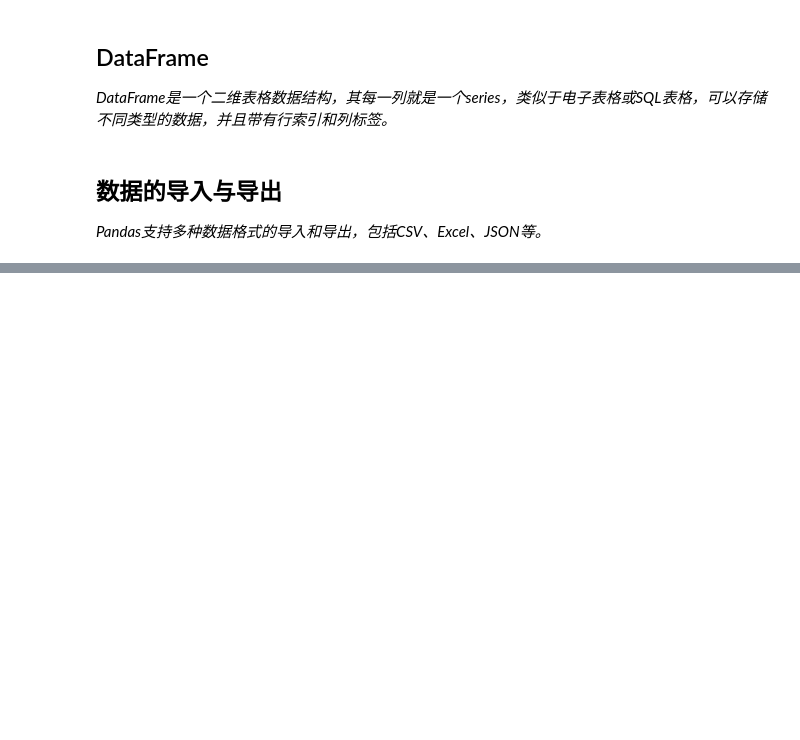
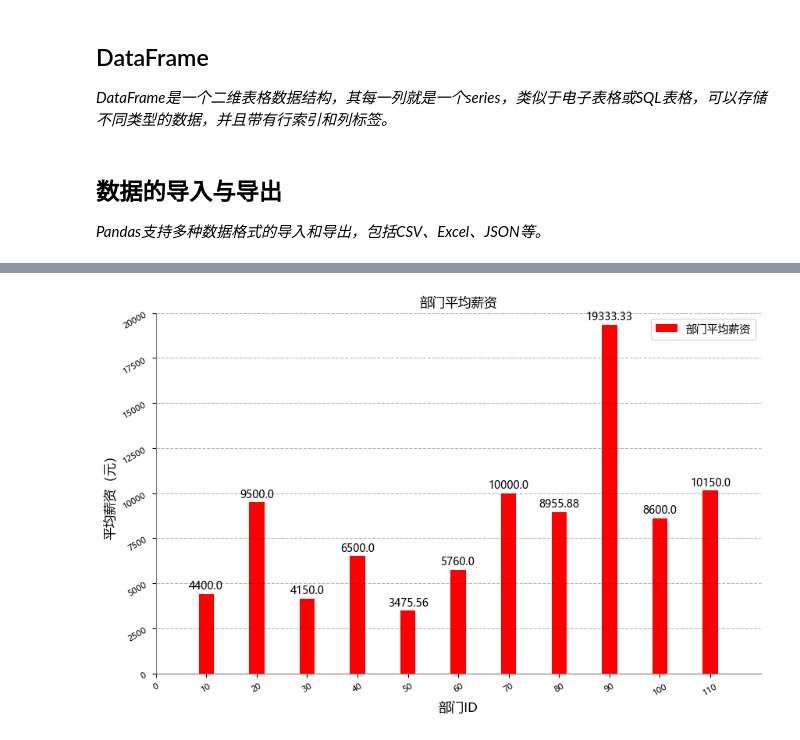
Before and after one commit to xiaoxu73/Python_data_analysis, a Jupyter notebook: python数据分析学习笔记.ipynb, the cells around one changed output, grey strips where cells are left out. Drawn from its saved outputs; the diff is of its cells as text; code cells hidden in the pictures; blank space fills up the shorter version.

```diff
--- a/python数据分析学习笔记.ipynb
+++ b/python数据分析学习笔记.ipynb
@@ -558,0 +612,34 @@ df2.sort_values('salary',ascending=False)
+# %%
+# 柱状图
+df = pd.read_csv('./data/employees.csv')
+dfdata = df.groupby(['department_id'])[['salary']].mean()
+dfdata.reset_index(inplace=True)
+department_ID = dfdata['department_id'].tolist()
+mean_salary = dfdata['salary'].tolist()
+
+plt.figure(figsize=(10, 6))
+plt.bar(department_ID, mean_salary, label='部门平均薪资', width=3, color='red')
+
+plt.title('部门平均薪资') # 标题
+plt.xlabel('部门ID', color='black', fontsize=12) # X轴标签
+plt.ylabel('平均薪资（元）', color='black', fontsize=12) # Y轴标签
+plt.xticks(np.arange(0, 120, 10), rotation=30, fontsize=8) # rotation表示旋转角度, fontsize表示字体大小
+plt.yticks(rotation=30, fontsize=8) # rotation表示旋转角度, fontsize表示字体大小
+plt.xlim(0, 120) # 设置x轴范围
+plt.ylim(0, 20000) # 设置y轴范围
+# 消除右边和上边的边框，plt.gca()返回当前的坐标轴对象
+ax = plt.gca()
+ax.spines['right'].set_visible(False)
+ax.spines['top'].set_visible(False)
+ax.spines['bottom'].set_color('gray') # 设置底部边框颜色
+ax.spines['left'].set_color('gray') # 设置左边边框颜色
+plt.legend(loc='best') # 显示label图例，loc指定位置
+# plt.grid(True) # 添加网格
+plt.grid(axis='y' , which='major', color='black', linestyle='--', alpha=0.3)  # 只显示y轴的网格，which='major'表示主刻度，alpha表示透明度
+
+# 在每个数据点上显示数值
+for i, (value_x, value_y) in enumerate(zip(department_ID, mean_salary)):
+    plt.text(value_x, value_y+100, str(round(value_y, 2)), ha='center', va='bottom', fontsize=10)
+plt.show()
+# %% [output]
+[figure, added]
```
Also changed, not shown: parts of 5 cells of this notebook, 1 other file.
